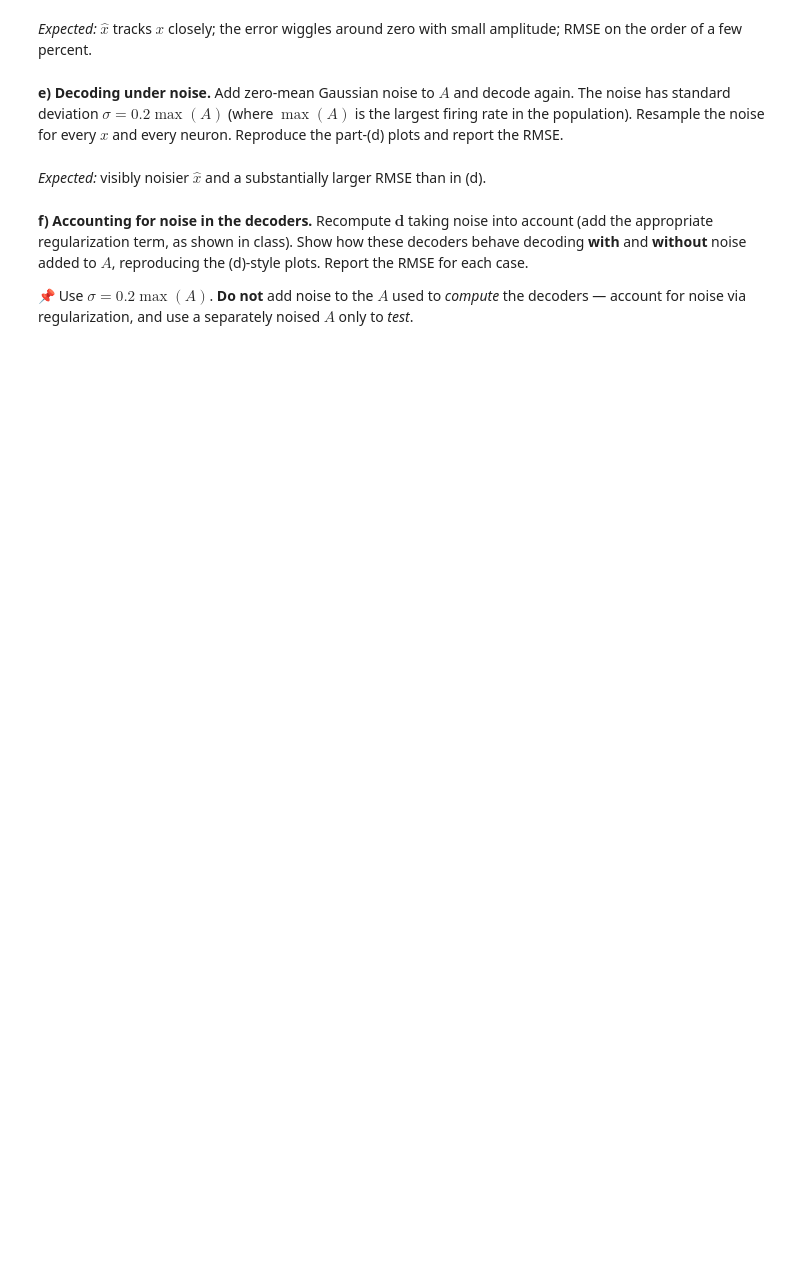
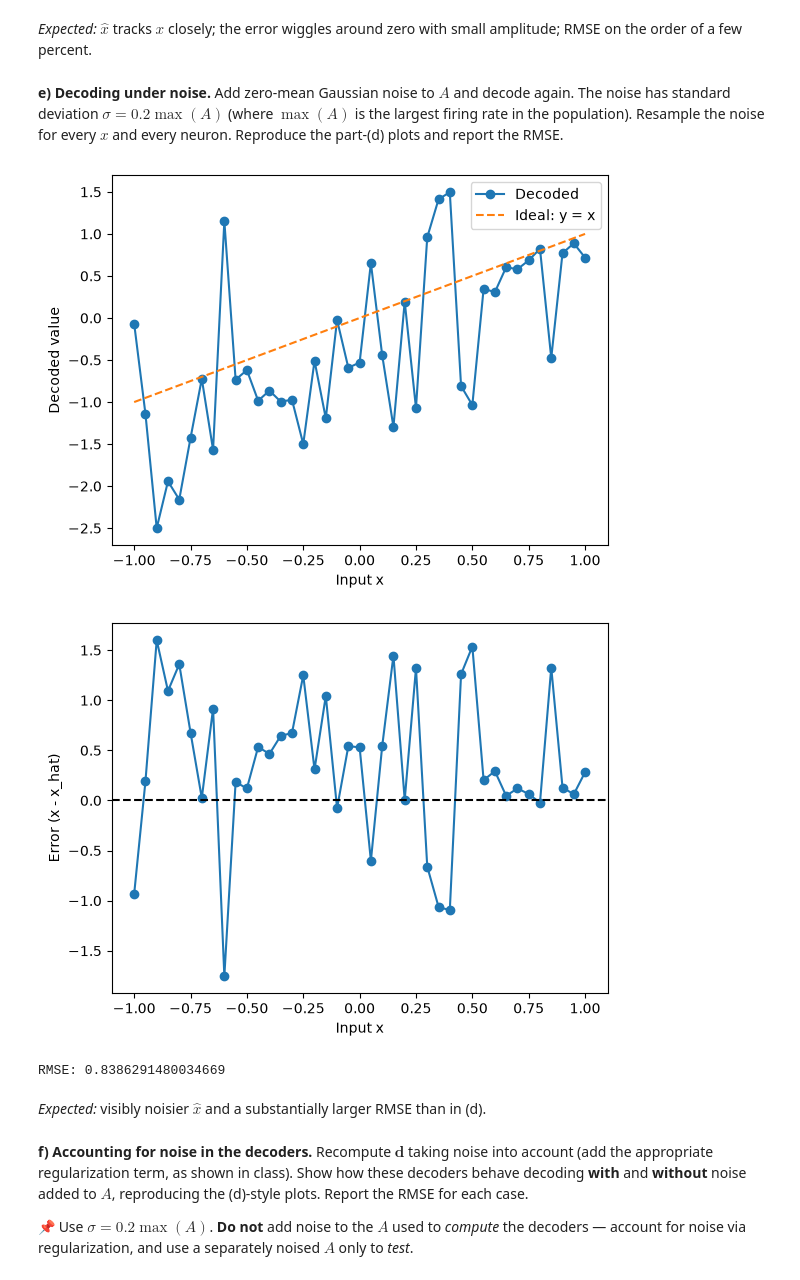
Before and after one commit to nroize/syde556-f26, a Jupyter notebook: practice_notebooks/556_PN1_neurons_and_population.ipynb, the cells around one changed output. Saved outputs shown, nothing was run; the diff lists cells and outputs as text; code cells hidden in the pictures; blank space fills up the shorter version.

```diff
--- a/practice_notebooks/556_PN1_neurons_and_population.ipynb
+++ b/practice_notebooks/556_PN1_neurons_and_population.ipynb
@@ -91,6 +160,39 @@ x = np.arange(-1, 1 + 0.05, 0.05)   # 41 sample points
 # %%
 # Compute A_noisy; decode with the SAME d from (c).
 # TODO
+
+sigma = 0.2 * np.max(A)
+
+noise = rng.normal(loc=0, scale=sigma, size=A.shape)
+
+A_noisy = A + noise
+
+
+x_hat_noisy = d @ A_noisy
+
+plt.figure()
+plt.plot(x, x_hat_noisy, "o-", label="Decoded")
+plt.plot(x, x, "--", label="Ideal: y = x")
+plt.xlabel("Input x")
+plt.ylabel("Decoded value")
+plt.legend()
+plt.show()
+
+error = x - x_hat_noisy
+
+plt.figure()
+plt.plot(x, error, "o-")
+plt.axhline(0, color="black", linestyle="--")
+plt.xlabel("Input x")
+plt.ylabel("Error (x - x_hat)")
+plt.show()
+
+rmse_noisy = np.sqrt(np.mean(error**2))
+print("RMSE:", rmse_noisy)
+# %% [output]
+[figure, added]
+[figure, added]
+RMSE: 0.8386291480034669
 # %% [markdown]
 *Expected:* visibly noisier $\hat{x}$ and a substantially larger RMSE than in (d).
 # %% [markdown]
```
Also changed, not shown: parts of 8 cells of this notebook, 8 other files.
